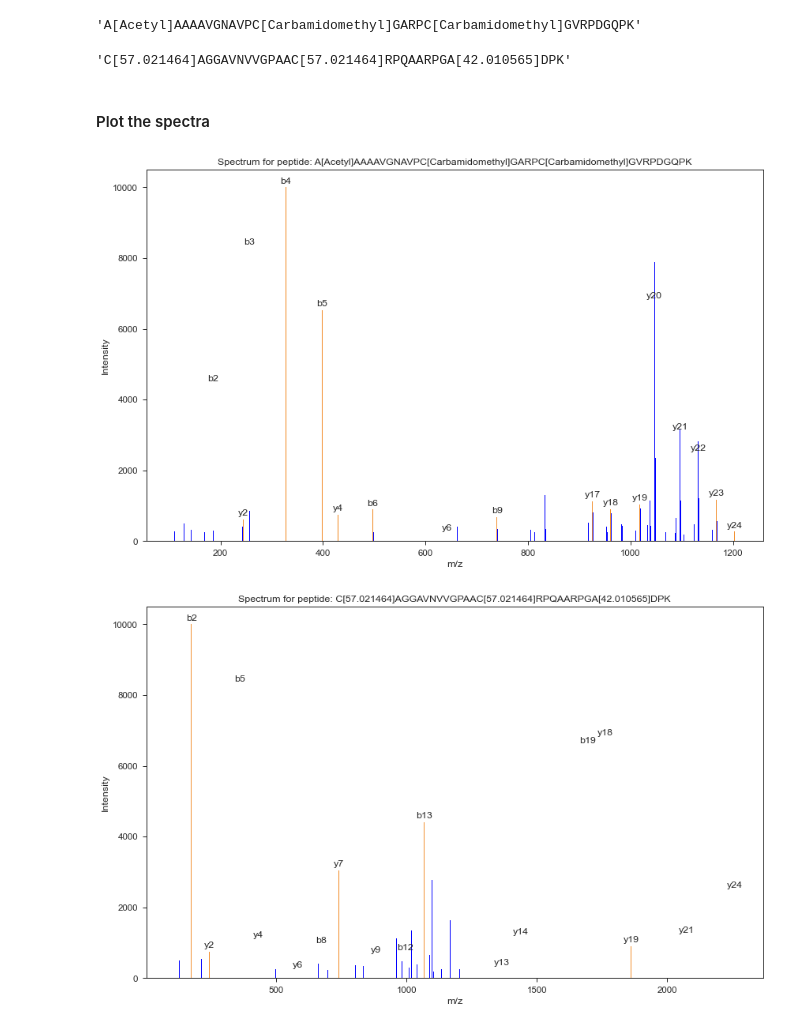
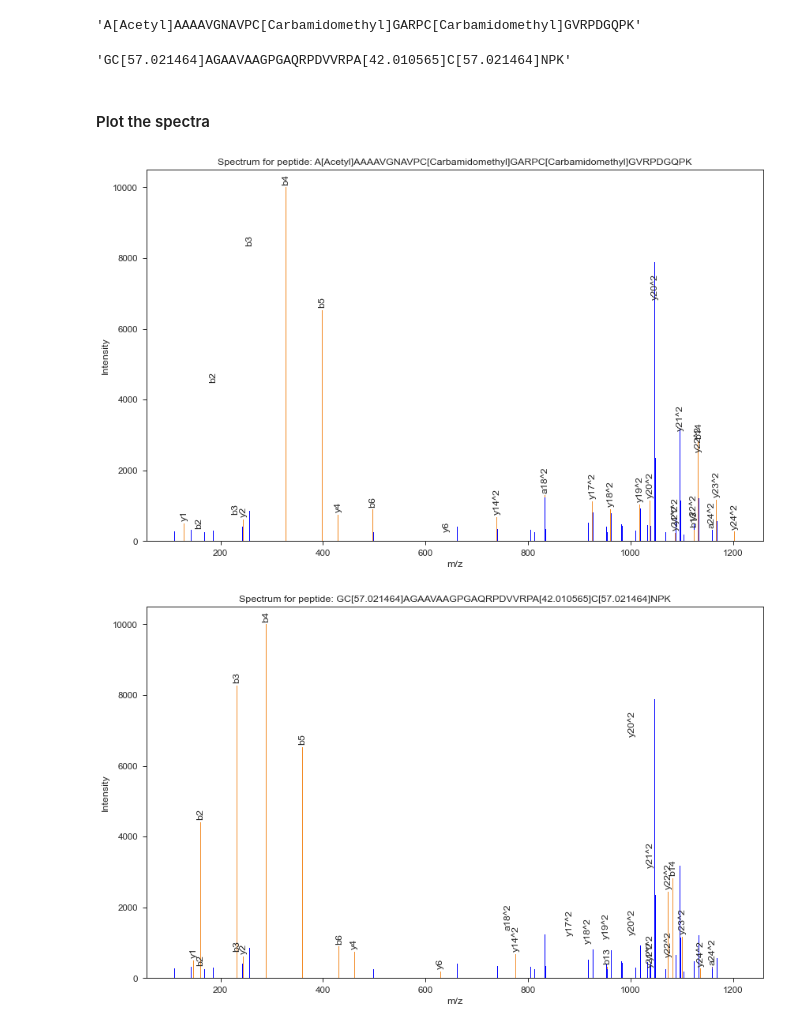
Before and after one commit to issararab/Spectrum_Decoy_Construction, a Jupyter notebook: spectrum_decoy_construction.ipynb, the cells around one changed output. Saved outputs shown, nothing was run; the diff lists cells and outputs as text; code cells hidden in the pictures.

```diff
--- a/spectrum_decoy_construction.ipynb
+++ b/spectrum_decoy_construction.ipynb
@@ -216,14 +182,14 @@ def shuffle_and_reposition(spectrum: MsmsSpectrum) -> MsmsSpectrum:
         Decoy spectrum.
     """
     # annotate original spectrum
-    spectrum.annotate_proforma(spectrum.peptide, 10, "ppm", "by")
+    spectrum.annotate_proforma(spectrum.peptide, 10, "ppm", "aby", neutral_losses=True)
     # parse original spectrum
     parsed_sequence = proforma.parse(spectrum.proforma)
     shuffled_sequence, shuffled_sequence_mapping = _shuffle(
         parsed_sequence[0].sequence)
     # Get the fragment annotations mapping dictionary
-    shuffled_annotation_mapping = _shuffle_annotation_mapping(
-        shuffled_sequence_mapping)
+    #shuffled_annotation_mapping = _shuffle_annotation_mapping(
+    #    shuffled_sequence_mapping)
 
     # Constract decoy proteoform
     for modification in parsed_sequence[0].modifications:
@@ -232,26 +198,27 @@ def shuffle_and_reposition(spectrum: MsmsSpectrum) -> MsmsSpectrum:
     decoy_proforma = proforma.Proteoform(shuffled_sequence,
                                          parsed_sequence[0].modifications)
 
+
     # Get theoretical fragment M/Z of the shuffled sequence
-    decoy_theoretical_fragments = {str(ion_type): mz for ion_type, mz in
+    decoy_theoretical_fragments = {str(ion.ion_type)+'^'+str(ion.charge): mz for ion, mz in
                                    fragment_annotation.get_theoretical_fragments(
-                                       decoy_proforma)}
+                                       decoy_proforma,ion_types="aby",max_charge=spectrum.precursor_charge)}
+
     # Reposition peaks
     mz_shuffled, intensity_shuffled, annotation_shuffled = np.zeros_like(
         spectrum.mz), np.zeros_like(spectrum.intensity), np.full_like(
         spectrum.annotation, None, object)
     for i in range(len(spectrum.mz)):
-        # Peak not annotated. Keep it at the same position.
-        if str(spectrum.annotation[i]) == '?':
+        peak_annotation = str(spectrum.annotation[i][0].ion_type)+'^'+str(spectrum.annotation[i][0].charge)
+        if decoy_theoretical_fragments.get(peak_annotation) is not None:
+            intensity_shuffled[i] = spectrum.intensity[i]
+            mz_shuffled[i] = decoy_theoretical_fragments.get(peak_annotation)
+            annotation_shuffled[i] = fragment_annotation.FragmentAnnotation(spectrum.annotation[i][0].ion_type, charge=spectrum.annotation[i][0].charge)
+        else:
             intensity_shuffled[i] = spectrum.intensity[i]
             mz_shuffled[i] = spectrum.mz[i]
-        # Peak annotated. Move it to the new position.
-        else:
-            intensity_shuffled[i] = spectrum.intensity[i]
-            annotation_shuffled[i] = shuffled_annotation_mapping[
-                spectrum.annotation[i][0].ion_type]
-            mz_shuffled[i] = decoy_theoretical_fragments[
-                annotation_shuffled[i]]
+            annotation_shuffled[i] = None if str(spectrum.annotation[i]) == '?' else fragment_annotation.FragmentAnnotation(spectrum.annotation[i][0].ion_type, charge=spectrum.annotation[i][0].charge)
+
     # Reorder the arrays based on the sorted mz array
     reordered_arrays = zip(
         *sorted(zip(mz_shuffled, intensity_shuffled, annotation_shuffled)))
@@ -281,8 +248,10 @@ def plot_spectrum_peaks(x, y, annotations, peptide, title):
 
     # Annotate bars
     for i, val in enumerate(annotations):
-        plt.annotate(str(val), xy=(x[i], y[i]), xytext=(0, 5),
-                     textcoords="offset points", ha='center')
+        same_coordinate_annotations = set([annotations[j] for j, coord in enumerate(x) if coord == x[i]])
+        annotation_label = ', '.join(same_coordinate_annotations)
+        plt.annotate(annotation_label, xy=(x[i], y[i]), xytext=(0, 5),
+                     textcoords="offset points", ha='center', rotation='vertical')
 
     # Set the plot title and labels
     plt.title('Spectrum for peptide: '+ peptide)
@@ -291,7 +260,7 @@ def plot_spectrum_peaks(x, y, annotations, peptide, title):
 
     # Show the plot
     #plt.show()
-    plt.savefig(title+'.pdf', dpi=400, bbox_inches='tight')
+    plt.savefig(title+'_new.png', dpi=400, bbox_inches='tight')
 # %% [markdown]
 #### Set a raw SpectraST format spectrum
 # %%
@@ -417,24 +386,24 @@ true_spectrum.peptide
 # %%
 decoy_spectrum.peptide
 # %% [output]
-'C[57.021464]AGGAVNVVGPAAC[57.021464]RPQAARPGA[42.010565]DPK'
+'GC[57.021464]AGAAVAAGPGAQRPDVVRPA[42.010565]C[57.021464]NPK'
 # %% [markdown]
 #### Plot the spectra
 # %%
-# Plot real spectrum
+# Plot real spectrum .ion_type)+'^'+str(spectrum.annotation[i][0].charge)
 plot_spectrum_peaks(true_spectrum.mz,
                     true_spectrum.intensity,
-                    [ant[0].ion_type if ant[0].ion_type !='?' else '' for ant in true_spectrum.annotation],
+                    ['' if ant[0].ion_type =='?' else ant[0].ion_type if ant[0].charge == 1 else ant[0].ion_type+'^'+str(ant[0].charge) for ant in true_spectrum.annotation],
                     true_spectrum.peptide,
                     'Spectrum peaks')
 # %% [output]
-[figure, old version]
+[figure, new version]
 # %%
 # Plot decoy spectrum
 plot_spectrum_peaks(decoy_spectrum.mz,
                     decoy_spectrum.intensity,
-                    [ant if ant is not None else '' for ant in decoy_spectrum.annotation],
+                    ['' if ant is None  else ant.ion_type if ant.charge == 1 else ant.ion_type+'^'+str(ant.charge)  for ant in decoy_spectrum.annotation],
                     decoy_spectrum.peptide,
                     'Decoy spectrum peaks')
 # %% [output]
-[figure, old version]
+[figure, new version]
```
Also changed, not shown: parts of 1 cell of this notebook, 4 other files.
